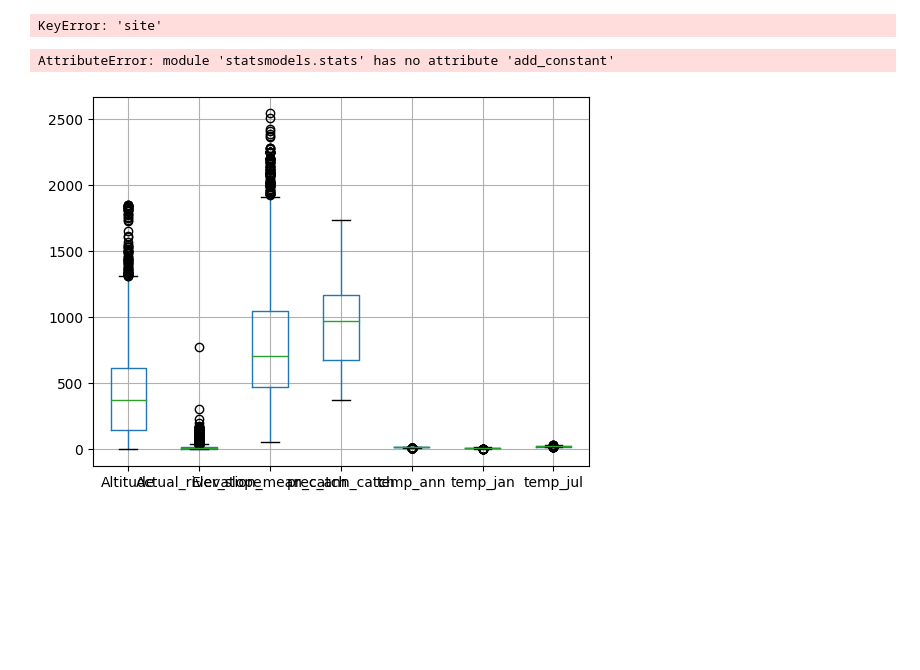
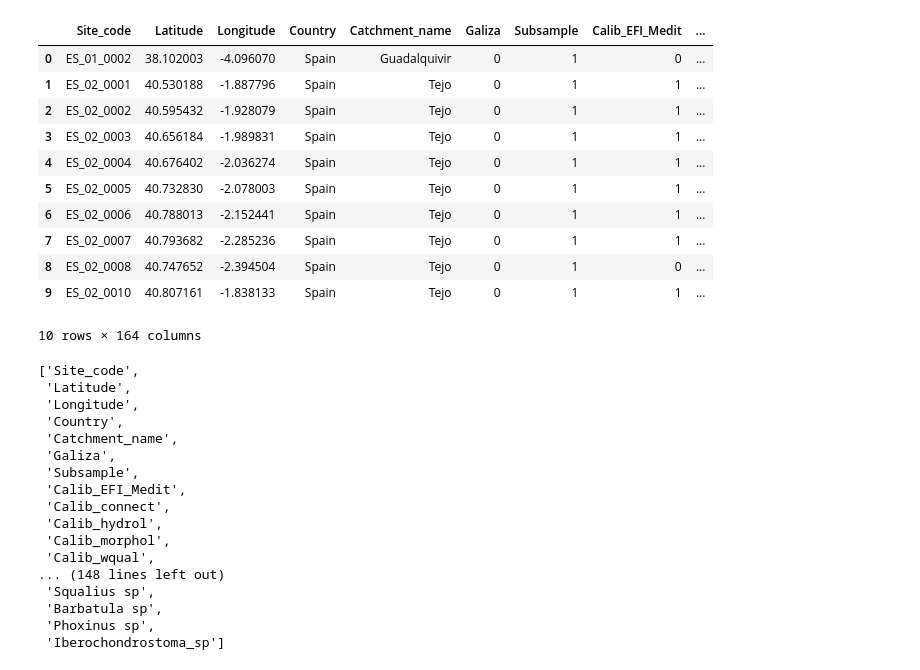
Before and after one commit to afonsomarques99/greends-avcd, a Jupyter notebook: people/DiogoPinto/class6/ex06.ipynb, the cells around one changed output. Saved outputs shown, nothing was run; the diff lists cells and outputs as text; code cells hidden in the pictures; blank space fills up the shorter version.

```diff
--- a/people/DiogoPinto/class6/ex06.ipynb
+++ b/people/DiogoPinto/class6/ex06.ipynb
@@ -12,35 +11,37 @@ import matplotlib.pyplot as plt
 df = pd.read_csv('EFIplus_medit.zip',compression='zip', sep=";")
 #df=pd.read_csv(os.getcwd() + '\..\..Examples\EFIplus_mdeit.zip', compression='zip',sep=";" ) para ficheiros em pastas diferentes
-# %%
-# Create a new column with species richness
-df['species_richness'] = df.groupby('site')['species'].transform('nunique')
-# %% [output]
-KeyError: 'site'
-# %%
-# Check if any of the variables require transformation using boxplots
-df.boxplot(column=['Altitude', 'Actual_river_slope', 'Elevation_mean_catch', 'prec_ann_catch', 'temp_ann', 'temp_jan', 'temp_jul'])
-
-# Log-transform the variable 'prec_ann_catch' as it has a skewed distribution
-df['prec_ann_catch_log'] = np.log(df['prec_ann_catch'])
-
-# Run simple linear regression for each continuous variable
-variables = ['Altitude', 'Actual_river_slope', 'Elevation_mean_catch', 'prec_ann_catch_log', 'temp_ann', 'temp_jan', 'temp_jul']
-
-for var in variables:
-    # Create a model
-    X = df[var]
-    X = stm.add_constant(X)
-    y = df['species_richness']
-    model = stm.OLS(y, X)
-
-    # Fit the model
-    results = model.fit()
-
-    # Print the regression coefficients, r-square and F-statistics
-    print(f"\nRegression analysis for {var}:")
-    print("Coefficients:", results.params)
-    print("R-squared:", results.rsquared)
-    print("F-statistics:", results.fvalue)
-# %% [output]
-AttributeError: module 'statsmodels.stats' has no attribute 'add_constant'
-[figure, removed]
+# %%
+df.head(10)
+# %% [output]
+|  | Site_code | Latitude | Longitude | Country | Catchment_name | Galiza | Subsample | Calib_EFI_Medit | ... |
+| 0 | ES_01_0002 | 38.102003 | -4.096070 | Spain | Guadalquivir | 0 | 1 | 0 | ... |
+| 1 | ES_02_0001 | 40.530188 | -1.887796 | Spain | Tejo | 0 | 1 | 1 | ... |
+| 2 | ES_02_0002 | 40.595432 | -1.928079 | Spain | Tejo | 0 | 1 | 1 | ... |
+| 3 | ES_02_0003 | 40.656184 | -1.989831 | Spain | Tejo | 0 | 1 | 1 | ... |
+| 4 | ES_02_0004 | 40.676402 | -2.036274 | Spain | Tejo | 0 | 1 | 1 | ... |
+| 5 | ES_02_0005 | 40.732830 | -2.078003 | Spain | Tejo | 0 | 1 | 1 | ... |
+| 6 | ES_02_0006 | 40.788013 | -2.152441 | Spain | Tejo | 0 | 1 | 1 | ... |
+| 7 | ES_02_0007 | 40.793682 | -2.285236 | Spain | Tejo | 0 | 1 | 1 | ... |
+| 8 | ES_02_0008 | 40.747652 | -2.394504 | Spain | Tejo | 0 | 1 | 0 | ... |
+| 9 | ES_02_0010 | 40.807161 | -1.838133 | Spain | Tejo | 0 | 1 | 1 | ... |
+10 rows × 164 columns
+# %%
+list(df.columns)
+# %% [output]
+['Site_code',
+ 'Latitude',
+ 'Longitude',
+ 'Country',
+ 'Catchment_name',
+ 'Galiza',
+ 'Subsample',
+ 'Calib_EFI_Medit',
+ 'Calib_connect',
+ 'Calib_hydrol',
+ 'Calib_morphol',
+ 'Calib_wqual',
+... (148 lines left out)
+ 'Squalius sp',
+ 'Barbatula sp',
+ 'Phoxinus sp',
+ 'Iberochondrostoma_sp']
```
Also changed, not shown: parts of 8 cells of this notebook.
